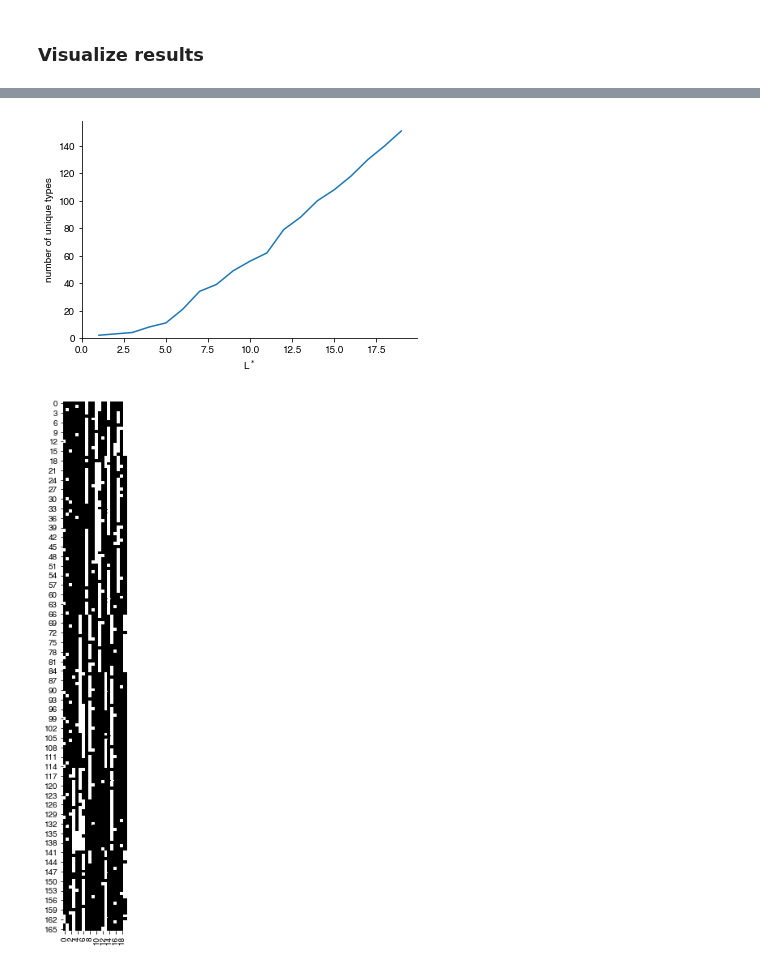
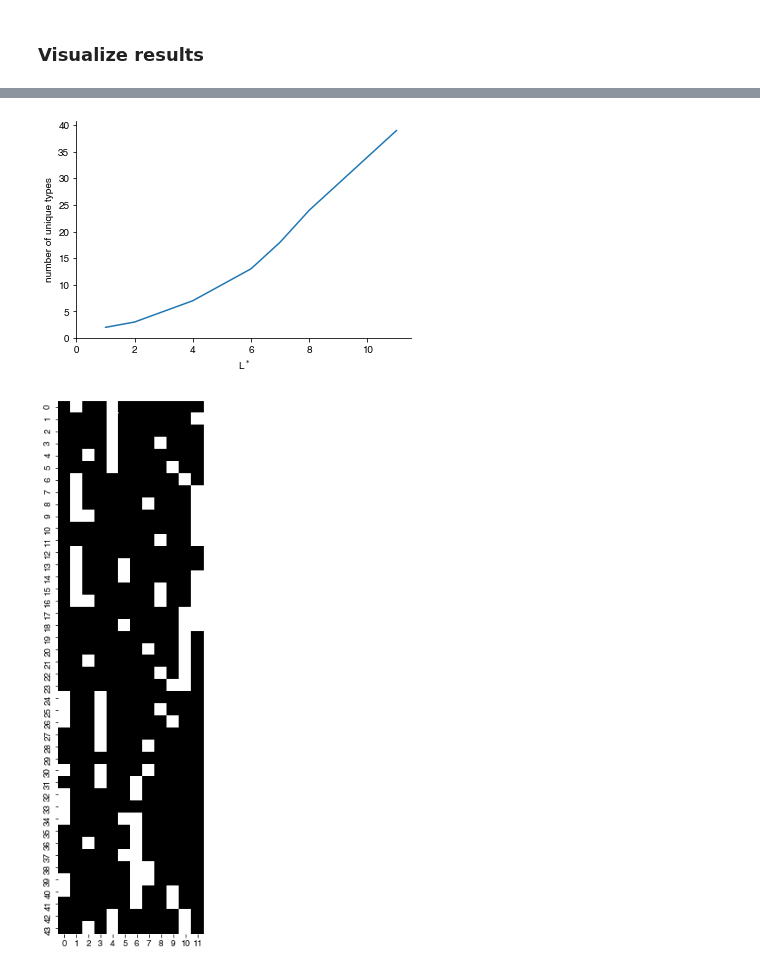
Before and after one commit to ryansmcgee/ecoevocrm, a Jupyter notebook: src/ecoevocrm/demos/basic.ipynb, the cells around one changed output, grey strips where cells are left out. Cells and saved outputs as stored; diff of their text form; code cells hidden in the pictures.

```diff
--- a/src/ecoevocrm/demos/basic.ipynb
+++ b/src/ecoevocrm/demos/basic.ipynb
@@ -10,7 +10,7 @@ import matplotlib.pyplot as plt
 # %% [markdown]
 ### Set the number of resources
 # %%
-L = 20
+L = 12
 # %% [markdown]
 ### Define the ancestral phenotype (traits vector)
 # %%
@@ -53,9 +53,9 @@ viz.stacked_abundance_plot(anc_system, ax=ax, type_colors=type_colors)
 # %%
 viz.Lstar_types_plot(anc_system)
 # %% [output]
-[figure, old version]
+[figure, new version]
 # %%
 fig, ax = plt.subplots(1, 1, figsize=(3, 12))
-viz.matrix_plot(anc_system.get_extant_strain_pool().sigma, ax=ax)
+viz.matrix_plot(anc_system.get_extant_type_set().sigma, ax=ax)
 # %% [output]
-[figure, old version]
+[figure, new version]
```
Also changed, not shown: parts of 7 cells of this notebook, 1 other file.
